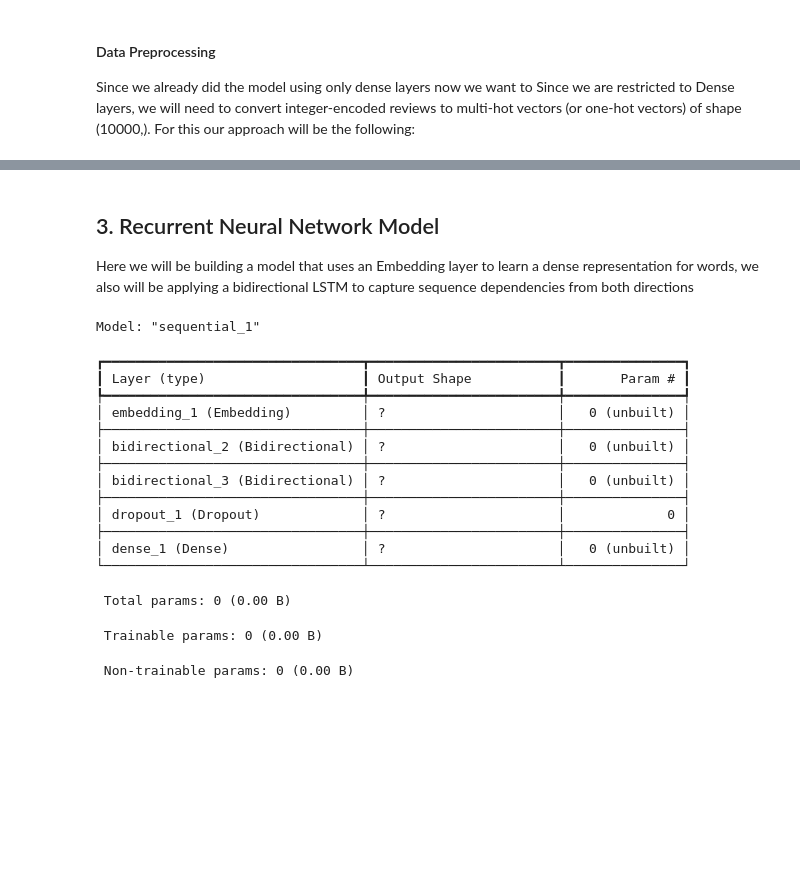
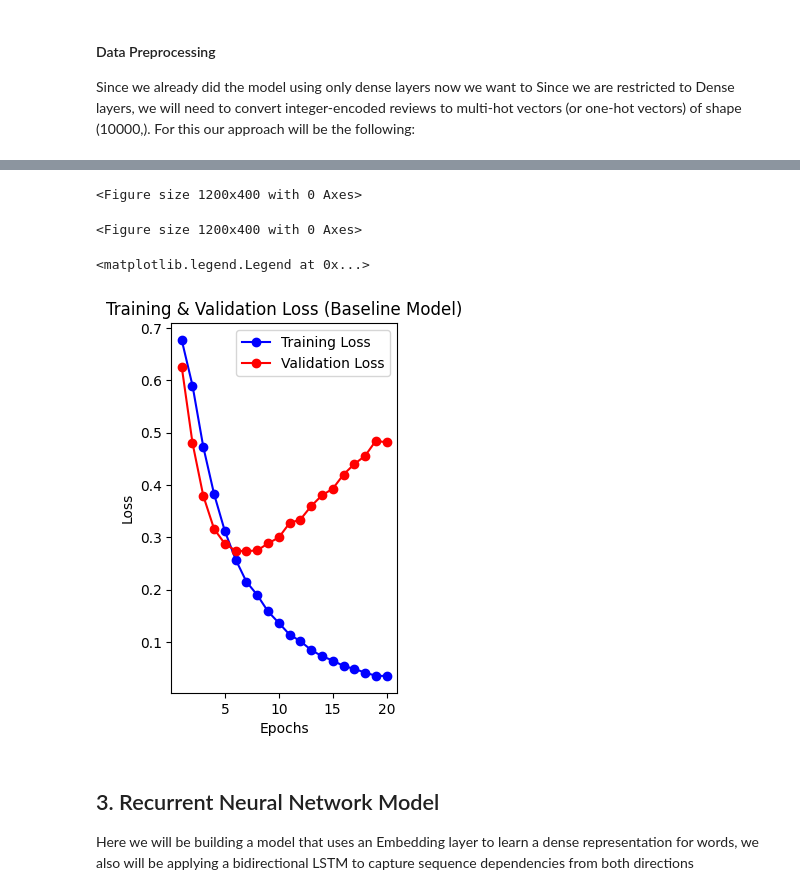
Before and after one commit to jforeroluque/DSM150_NeuralNetworks_CW2, a Jupyter notebook: DSM150_CW2_NeuralNetworks.ipynb, the cells around one changed output, grey strips where cells are left out. Saved outputs shown, nothing was run; the diff lists cells and outputs as text; code cells hidden in the pictures; blank space fills up the shorter version.

```diff
--- a/DSM150_CW2_NeuralNetworks.ipynb
+++ b/DSM150_CW2_NeuralNetworks.ipynb
@@ -130,0 +144,19 @@ x_test_padded = keras.preprocessing.sequence.pad_sequences(x_test, maxlen=maxlen
+# %%
+x_val = x_train[:10000]
+partial_x_train = x_train[10000:]
+y_val = y_train[:10000]
+partial_y_train = y_train[10000:]
+# %%
+model_dropout.compile(
+    optimizer='adam',
+    loss='binary_crossentropy',
+    metrics=['accuracy']
+)
+
+history_dropout = model_dropout.fit(
+    partial_x_train,
+    partial_y_train,
+    epochs=20,
+    batch_size=1024,
+    validation_data=(x_val, y_val)
+)
@@ -131,3 +181,29 @@ x_test_padded = keras.preprocessing.sequence.pad_sequences(x_test, maxlen=maxlen
+# %%
+# Extracting history
+history_dict = history_dropout.history
+training_accuracy = history_dict['accuracy']
+validation_accuracy = history_dict['val_accuracy']
+training_loss = history_dict['loss']
+validation_loss = history_dict['val_loss']
+
+epochs_range = range(1, len(training_accuracy) + 1)
+
+plt.figure(figsize=(12,4))
+# %% [output]
+<Figure size 1200x400 with 0 Axes>
+<Figure size 1200x400 with 0 Axes>
+# %%
+# Plot loss
+plt.subplot(1,2,1)
+plt.plot(epochs_range, training_loss, 'bo-', label='Training Loss')
+plt.plot(epochs_range, validation_loss, 'ro-', label='Validation Loss')
+plt.title('Training & Validation Loss (Baseline Model)')
+plt.xlabel('Epochs')
+plt.ylabel('Loss')
+plt.legend()
+# %% [output]
+<matplotlib.legend.Legend at 0x...>
+[figure, added]
 # %% [markdown]
 ## 3. Recurrent Neural Network Model
 
@@ -147,24 +247,3 @@ model_rnn.compile(
     loss='binary_crossentropy',
     metrics=['accuracy']
 )
-# %%
-# Display model architecture
-model_rnn.summary()
-# %% [output]
-Model: "sequential_1"
-┏━━━━━━━━━━━━━━━━━━━━━━━━━━━━━━━━━┳━━━━━━━━━━━━━━━━━━━━━━━━┳━━━━━━━━━━━━━━━┓
-┃ Layer (type)                    ┃ Output Shape           ┃       Param # ┃
-┡━━━━━━━━━━━━━━━━━━━━━━━━━━━━━━━━━╇━━━━━━━━━━━━━━━━━━━━━━━━╇━━━━━━━━━━━━━━━┩
-│ embedding_1 (Embedding)         │ ?                      │   0 (unbuilt) │
-├─────────────────────────────────┼────────────────────────┼───────────────┤
-│ bidirectional_2 (Bidirectional) │ ?                      │   0 (unbuilt) │
-├─────────────────────────────────┼────────────────────────┼───────────────┤
-│ bidirectional_3 (Bidirectional) │ ?                      │   0 (unbuilt) │
-├─────────────────────────────────┼────────────────────────┼───────────────┤
-│ dropout_1 (Dropout)             │ ?                      │             0 │
-├─────────────────────────────────┼────────────────────────┼───────────────┤
-│ dense_1 (Dense)                 │ ?                      │   0 (unbuilt) │
-└─────────────────────────────────┴────────────────────────┴───────────────┘
- Total params: 0 (0.00 B)
- Trainable params: 0 (0.00 B)
- Non-trainable params: 0 (0.00 B)
```
Also changed, not shown: parts of 40 cells of this notebook, 1 other file.
